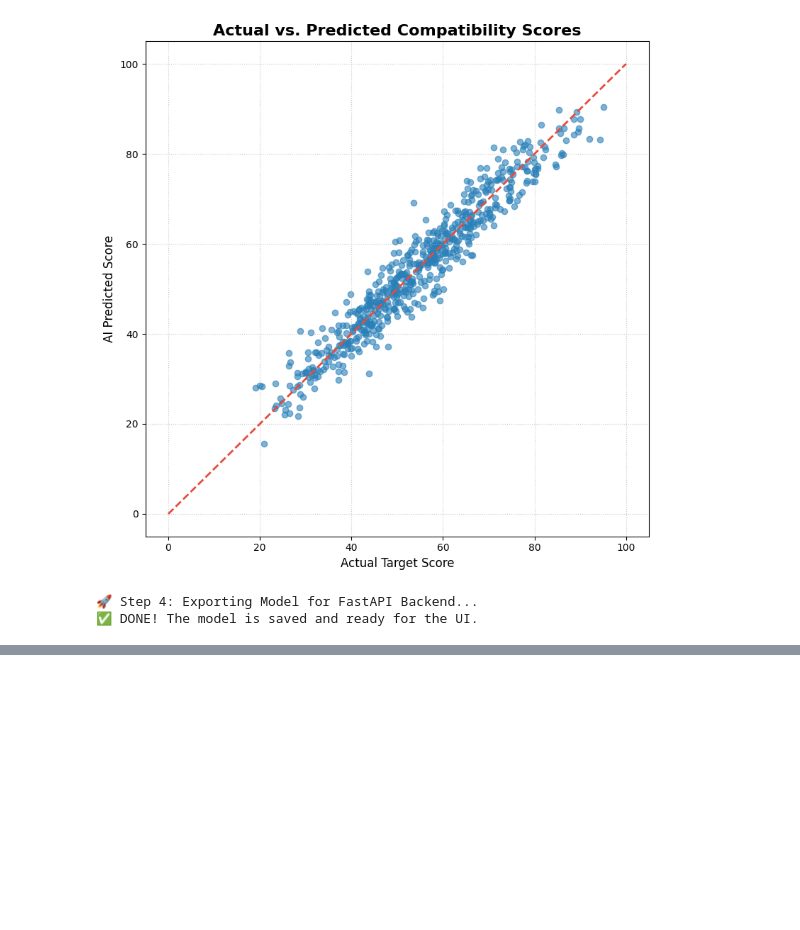
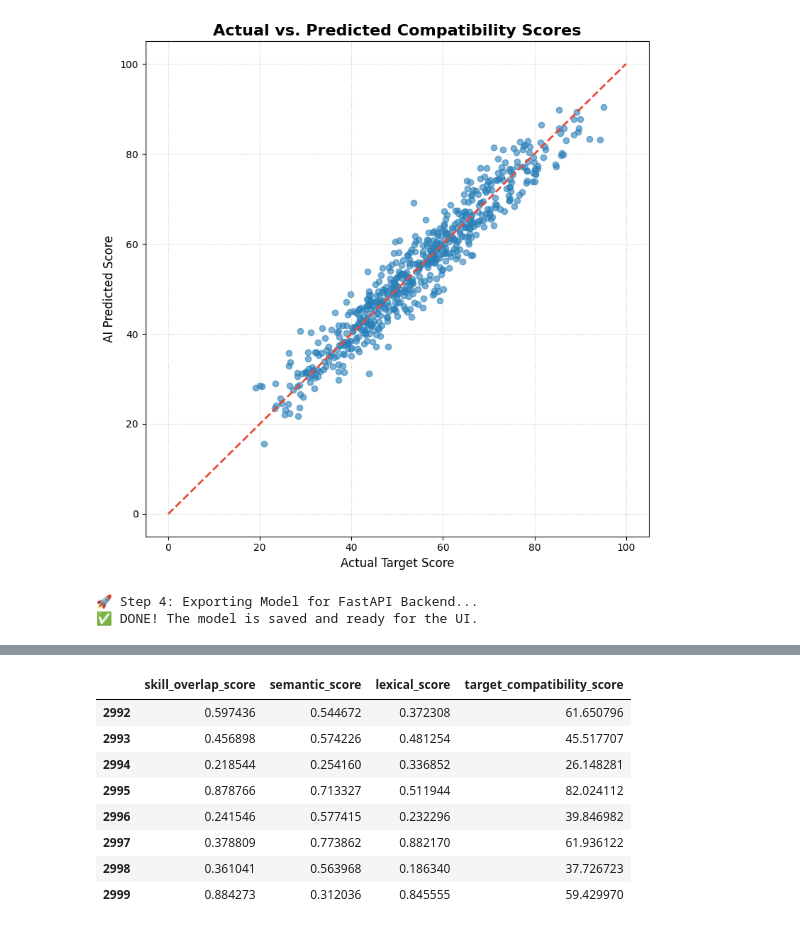
Before and after one commit to AnkithBinagekar/AI-Based-Resume-Analyzer-, a Jupyter notebook: backend/notebooks/model_evaluation.ipynb, the cells around one changed output, grey strips where cells are left out. Saved outputs shown, nothing was run; the diff lists cells and outputs as text; code cells hidden in the pictures; blank space fills up the shorter version.

```diff
--- a/backend/notebooks/model_evaluation.ipynb
+++ b/backend/notebooks/model_evaluation.ipynb
@@ -98,0 +123,12 @@ print("✅ DONE! The model is saved and ready for the UI.")
+# %%
+df.tail(8)
+# %% [output]
+|  | skill_overlap_score | semantic_score | lexical_score | target_compatibility_score |
+| 2992 | 0.597436 | 0.544672 | 0.372308 | 61.650796 |
+| 2993 | 0.456898 | 0.574226 | 0.481254 | 45.517707 |
+| 2994 | 0.218544 | 0.254160 | 0.336852 | 26.148281 |
+| 2995 | 0.878766 | 0.713327 | 0.511944 | 82.024112 |
+| 2996 | 0.241546 | 0.577415 | 0.232296 | 39.846982 |
+| 2997 | 0.378809 | 0.773862 | 0.882170 | 61.936122 |
+| 2998 | 0.361041 | 0.563968 | 0.186340 | 37.726723 |
+| 2999 | 0.884273 | 0.312036 | 0.845555 | 59.429970 |
```
Also changed, not shown: parts of 5 cells of this notebook, 5 other files.
